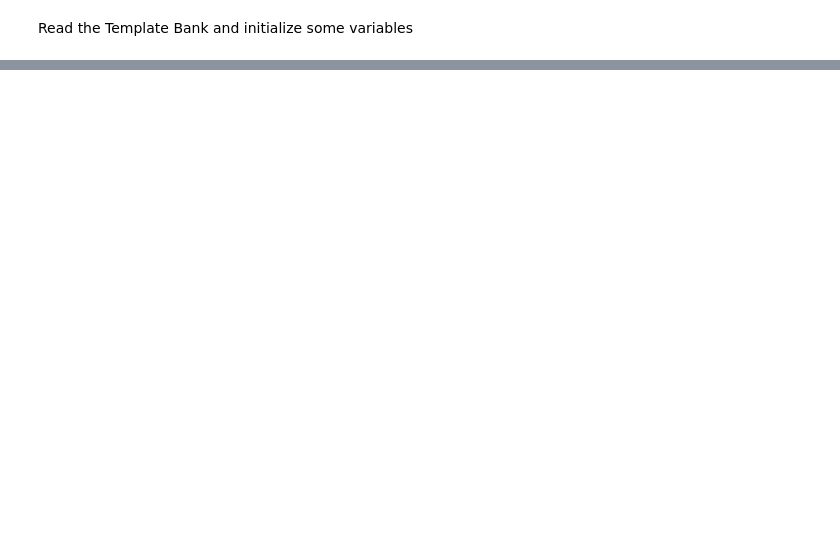
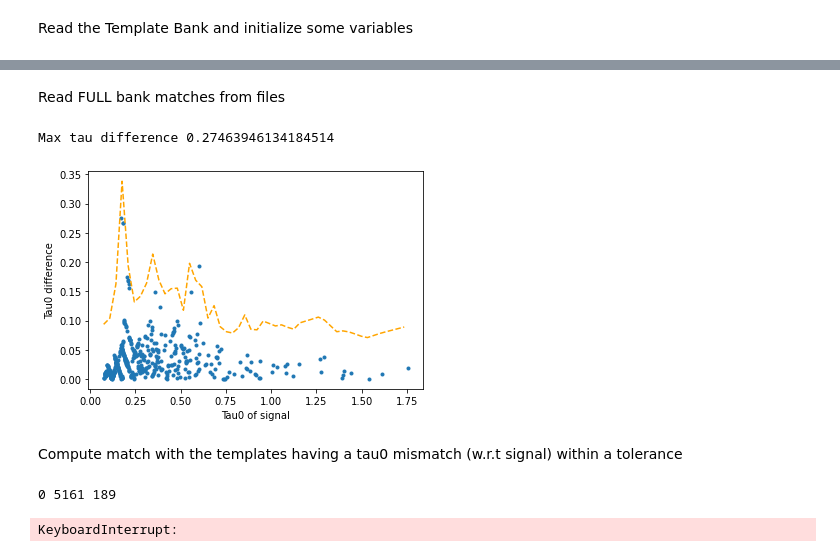
Before and after one commit to rahuldhurkunde/HM_plus_precession, a Jupyter notebook: FF_testing.ipynb, the cells around one changed output, grey strips where cells are left out. Cells and saved outputs as stored; diff of their text form; code cells hidden in the pictures; blank space fills up the shorter version.

```diff
--- a/FF_testing.ipynb
+++ b/FF_testing.ipynb
@@ -193,0 +59,64 @@ NameError: name 'h_f' is not defined
+# %% [markdown]
+Read FULL bank matches from files
+# %%
+match_array = []
+ff_array = []
+tau_diff = []
+sg_tau0 = []
+ff_tb_tau0 = []
+for i in range(nsignal):
+    filename = 'matches/3ogc_%s.hdf' %i
+    temp_match = func.read_matches_HDF(filename)
+    max_ind = np.argmax(temp_match)
+    match_array.append(temp_match)
+    ff_array.append(temp_match[max_ind])
+    tau_diff.append(abs(sg[i].tau0 - tb[max_ind].tau0))
+    sg_tau0.append(sg[i].tau0)
+    ff_tb_tau0.append(tb[max_ind].tau0)
+#np.save('matches/3ogc_200_fullFF.npy', ff_array)
+plt.plot(sg_tau0, tau_diff, '.')
+plt.xlabel('Tau0 of signal')
+plt.ylabel('Tau0 difference')
+#plt.axhline(y=0.3, color = 'red')
+#plt.title('Tau0 diff btw signal and best match template for 20 signals')
+print('Max tau difference', max(tau_diff))
+#print(len(match_array[1]), tau_diff[28], sg[28].tau0, tb[np.argmax(match_array[28])].tau0, sg[28].tau0 - tb[np.argmax(match_array[28])].tau0)
+#plt.savefig('plots/Tau0diff_50.png', dpi=600)
+#print(max_ind, ff_array, match_array[0][max_ind])
+#plt.hist(tau_diff, density=True, bins = 10)
+nbins_tau_threshold = 80
+tau_func = func.compute_tauThreshold_envelope(sg_tau0, tau_diff, nbins_tau_threshold)
+# %% [output]
+Max tau difference 0.27463946134184514
+[figure, added]
+# %% [markdown]
+Compute match with the templates having a tau0 mismatch (w.r.t signal) within a tolerance
+# %%
+detect = detector.Detector('H1')
+tau0_threshold = 0.3
+signal_matches = []
+length = int(4096*128/2 + 1)
+PSD = psd.analytical.aLIGOZeroDetHighPower(length, delta_f, f_min)
+
+tau_diff = []
+recovered_tau0 = []
+for n in range(nsignal):
+    #Check for tau0 of templates
+    temp_indices = func.check_tau0_for_template_generation(tb, sg[n],tau0_threshold)
+    if (n%100==0):
+        print(n, len(tb), len(temp_indices))
+
+    #start = time.time()
+    temp_match = func.compute_match(sg[n], tb, PSD, temp_indices, delta_f, f_min, detect)
+    signal_matches.append(max(temp_match))
+    recovered_tau0.append(tb[temp_indices[np.argmax(temp_match)]].tau0)
+
+    filename = 'matches/3ogc_%i.hdf' %n
+    #func.save_matches_HDF(temp_match, filename)
+
+    #end = time.time()
+    #print('Execution time = ', end - start)
+#print(recovered_tau0, ff_tb_tau0[0])
+# %% [output]
+0 5161 189
+KeyboardInterrupt:
```
Also changed, not shown: parts of 20 cells of this notebook, 8 other files.
